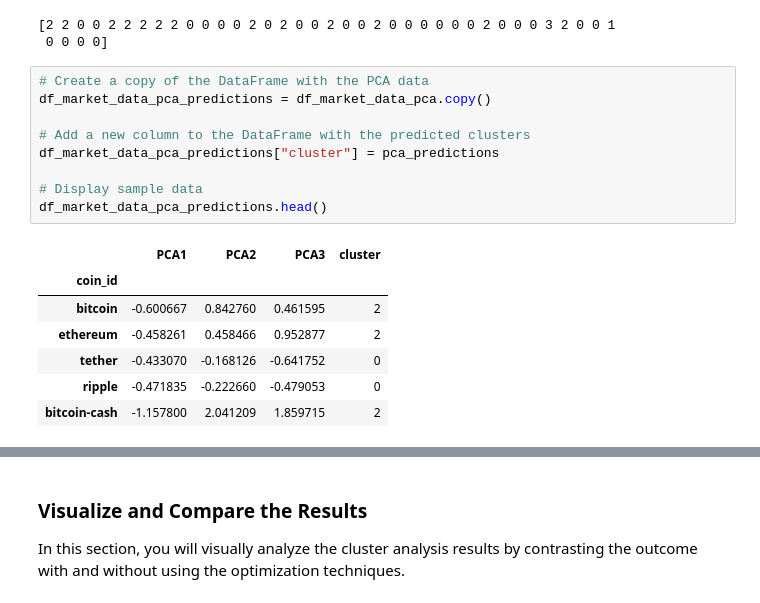
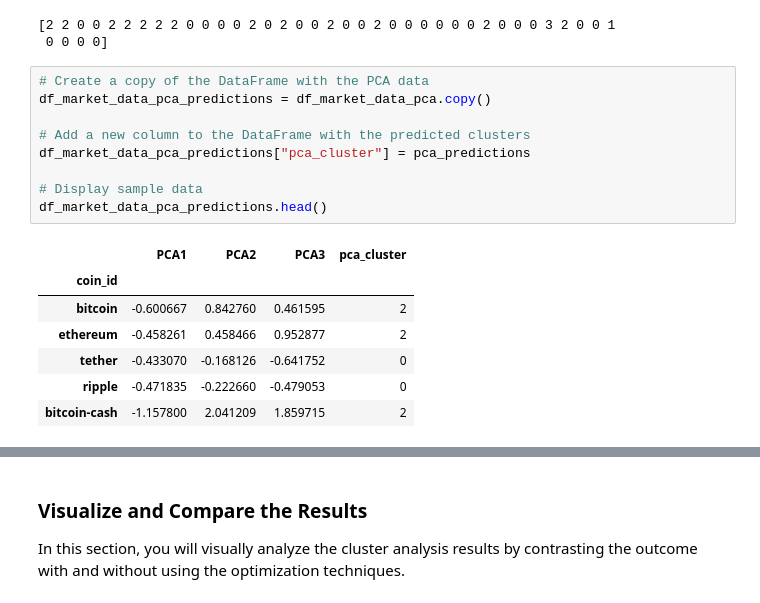
Before and after one commit to samwallach7/19-CryptoClustering, a Jupyter notebook: Crypto_Clustering.ipynb, the cells around one changed output, grey strips where cells are left out. Saved outputs shown, nothing was run; the diff lists cells and outputs as text.

```diff
--- a/Crypto_Clustering.ipynb
+++ b/Crypto_Clustering.ipynb
@@ -303,14 +299,14 @@ print(pca_predictions)
 # %%
 # Create a copy of the DataFrame with the PCA data
 df_market_data_pca_predictions = df_market_data_pca.copy()
 
 # Add a new column to the DataFrame with the predicted clusters
-df_market_data_pca_predictions["cluster"] = pca_predictions
+df_market_data_pca_predictions["pca_cluster"] = pca_predictions
 
 # Display sample data
 df_market_data_pca_predictions.head()
 # %% [output]
-|  | PCA1 | PCA2 | PCA3 | cluster |
+|  | PCA1 | PCA2 | PCA3 | pca_cluster |
 | coin_id |  |  |  |  |
 | bitcoin | -0.600667 | 0.842760 | 0.461595 | 2 |
 | ethereum | -0.458261 | 0.458466 | 0.952877 | 2 |
```
Also changed, not shown: parts of 11 cells of this notebook.
